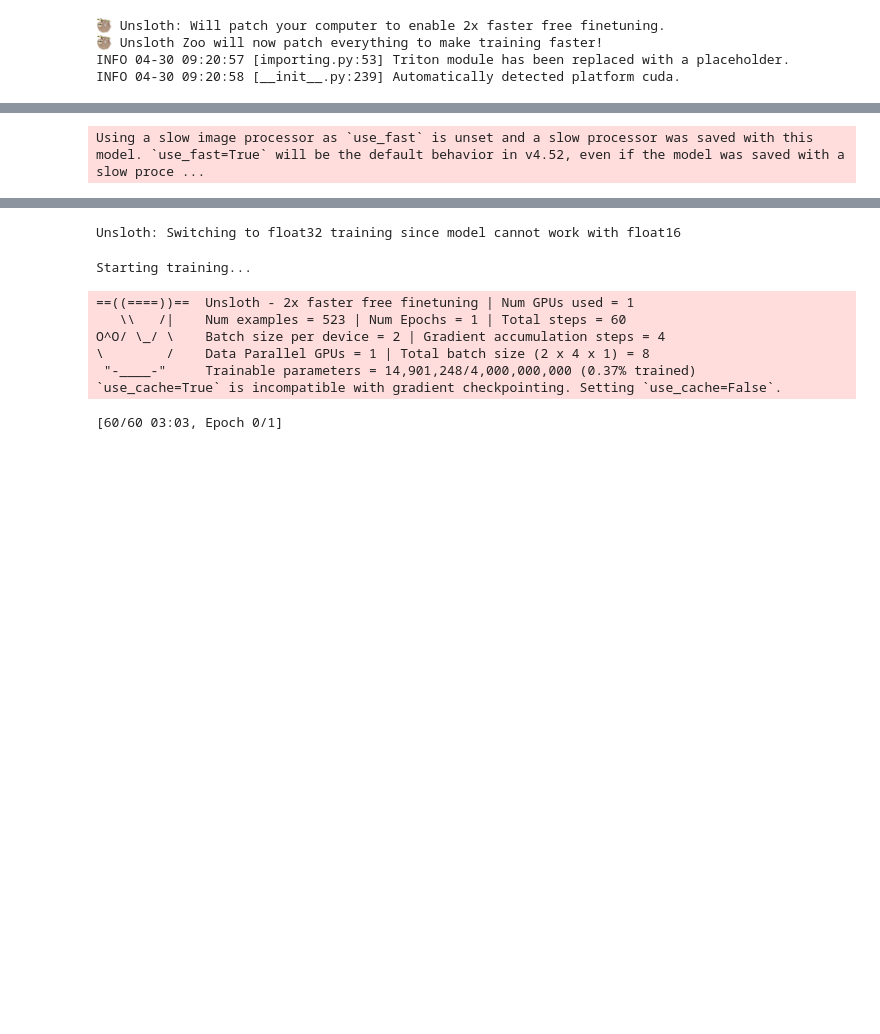
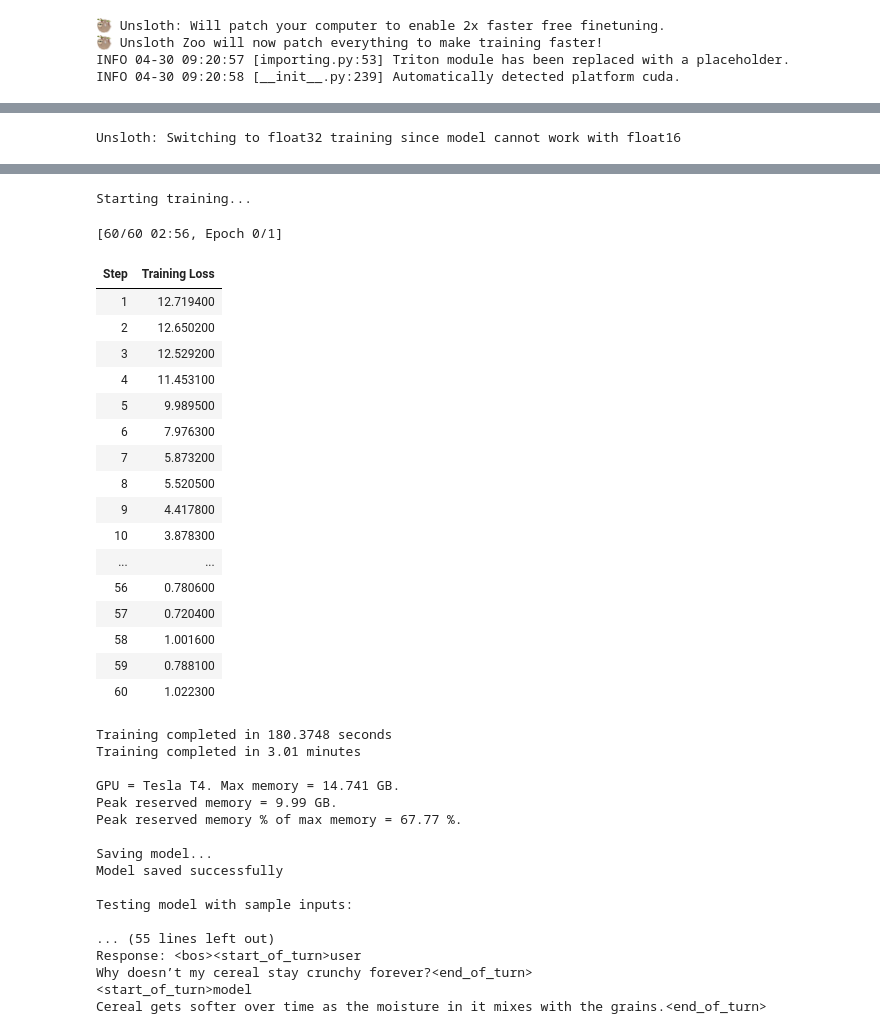
Before and after one commit to Geeteshkamble/AI, a Jupyter notebook: nb/Gemma3_(4B).ipynb, the cells around one changed output, grey strips where cells are left out. Cells and saved outputs as stored; diff of their text form; code cells hidden in the pictures; blank space fills up the shorter version.

```diff
--- a/nb/Gemma3_(4B).ipynb
+++ b/nb/Gemma3_(4B).ipynb
@@ -251,25 +284,16 @@ def main():
 
     # Test cases
     test_inputs = [
-"Why can't I eat ice cream for breakfast every day?"
-
-"Isn’t it okay not to clean my room if I like the mess?"
-
-"Why don’t socks ever stay together?"
-
-"Can I never go to school again and become a superhero instead?"
-
-"Why is broccoli not candy if it looks like tiny trees?"
-
-"Can I not do my homework if my dog sat on it?"
-
-"Why can’t I stay up forever and be a night owl?"
-
-"Is it okay not to share my toys if I really, really love them?"
-
-"Can I not take a bath if I didn’t get dirty playing video games?"
-
-"Why doesn’t my cereal stay crunchy forever?"
+          "Why can't I eat ice cream for breakfast every day?",
+          "Isn’t it okay not to clean my room if I like the mess?",
+          "Why don’t socks ever stay together?",
+          "Can I never go to school again and become a superhero instead?",
+          "Why is broccoli not candy if it looks like tiny trees?",
+          "Can I not do my homework if my dog sat on it?",
+          "Why can’t I stay up forever and be a night owl?",
+          "Is it okay not to share my toys if I really, really love them?",
+          "Can I not take a bath if I didn’t get dirty playing video games?",
+          "Why doesn’t my cereal stay crunchy forever?"
     ]
 
     print("\nTesting model with sample inputs:")
@@ -325 +349 @@ Unsloth: Using float16 precision for gemma3 won't work! Using float32.
-Using a slow image processor as `use_fast` is unset and a slow processor was saved with this model. `use_fast=True` will be the default behavior in v4.52, even if the model was saved with a slow proce ...
+Unsloth: Switching to float32 training since model cannot work with float16
@@ -329,9 +355,36 @@ Formatting dataset for training...
-Unsloth: Switching to float32 training since model cannot work with float16
+Starting training...
-Starting training...
+[60/60 02:56, Epoch 0/1]
+| Step | Training Loss |
+| 1 | 12.719400 |
+| 2 | 12.650200 |
+| 3 | 12.529200 |
+| 4 | 11.453100 |
+| 5 | 9.989500 |
+| 6 | 7.976300 |
+| 7 | 5.873200 |
+| 8 | 5.520500 |
+| 9 | 4.417800 |
+| 10 | 3.878300 |
+| ... | ... |
+| 56 | 0.780600 |
+| 57 | 0.720400 |
+| 58 | 1.001600 |
+| 59 | 0.788100 |
+| 60 | 1.022300 |
-==((====))==  Unsloth - 2x faster free finetuning | Num GPUs used = 1
-   \\   /|    Num examples = 523 | Num Epochs = 1 | Total steps = 60
-O^O/ \_/ \    Batch size per device = 2 | Gradient accumulation steps = 4
-\        /    Data Parallel GPUs = 1 | Total batch size (2 x 4 x 1) = 8
- "-____-"     Trainable parameters = 14,901,248/4,000,000,000 (0.37% trained)
-`use_cache=True` is incompatible with gradient checkpointing. Setting `use_cache=False`.
+Training completed in 180.3748 seconds
+Training completed in 3.01 minutes
+
+GPU = Tesla T4. Max memory = 14.741 GB.
+Peak reserved memory = 9.99 GB.
+Peak reserved memory % of max memory = 67.77 %.
+
+Saving model...
+Model saved successfully
+
+Testing model with sample inputs:
+
+... (55 lines left out)
+Response: <bos><start_of_turn>user
+Why doesn’t my cereal stay crunchy forever?<end_of_turn>
+<start_of_turn>model
+Cereal gets softer over time as the moisture in it mixes with the grains.<end_of_turn>
-[60/60 03:03, Epoch 0/1]
```
Also changed, not shown: parts of 3 cells of this notebook.
